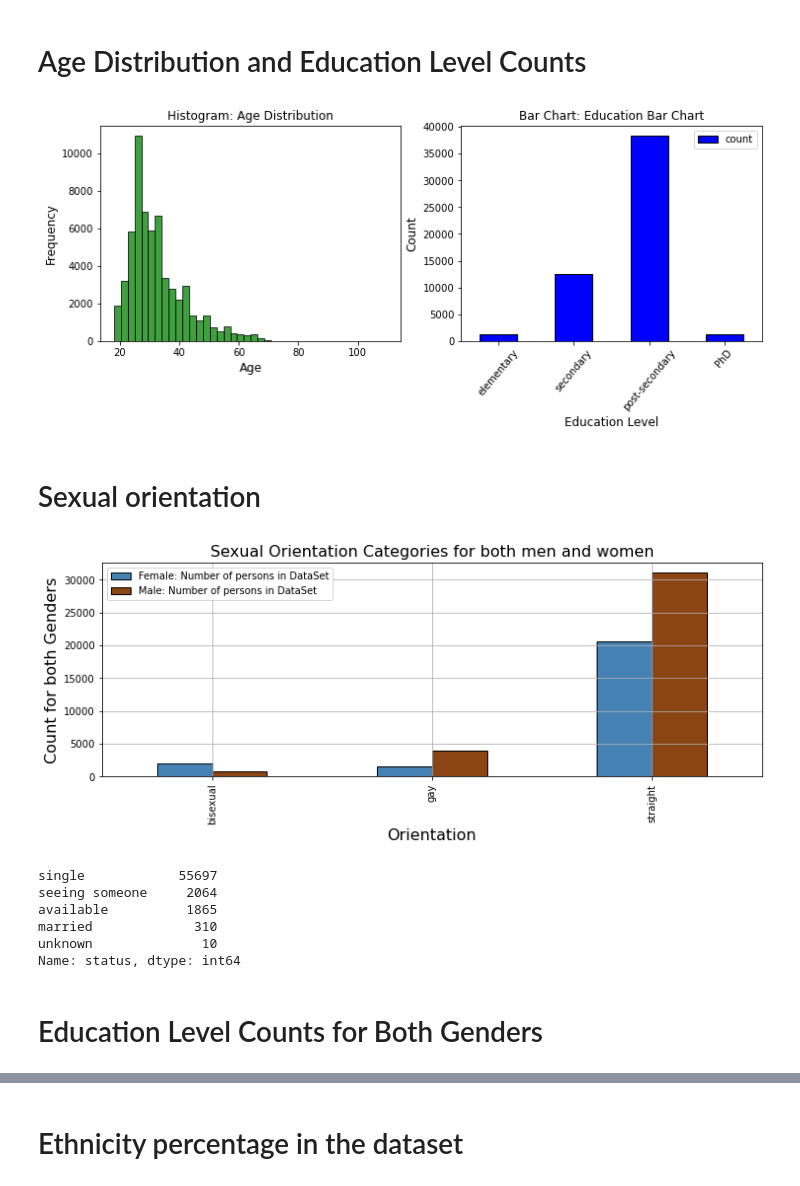
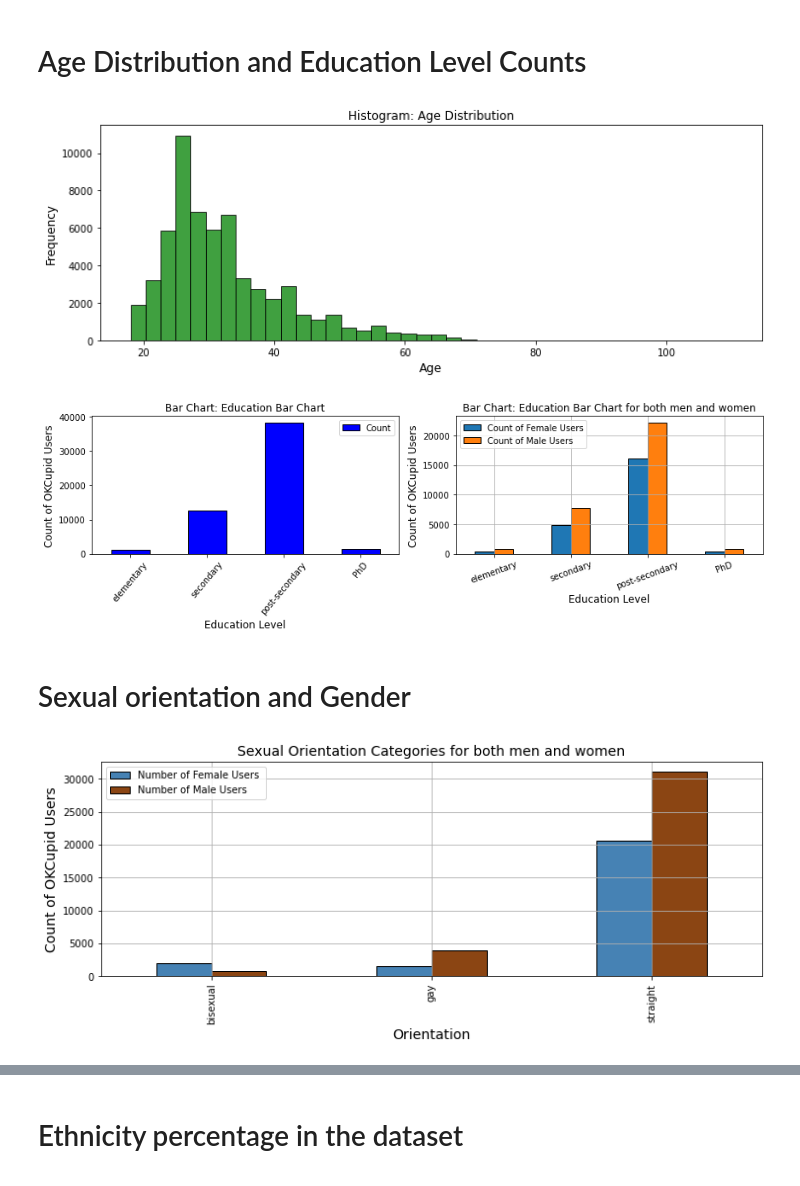
Before and after one commit to pvlasak/Codecademy_Build_ML_Model, a Jupyter notebook: Date_App_OKCupid___Project_ML__.ipynb, the cells around one changed output, grey strips where cells are left out. Drawn from its saved outputs; the diff is of its cells as text; code cells hidden in the pictures.

Commit message:
New graph plots and SVC classifier introduction

```diff
--- a/Date_App_OKCupid___Project_ML__.ipynb
+++ b/Date_App_OKCupid___Project_ML__.ipynb
@@ -4,4 +4,4 @@ import numpy as np
 from matplotlib import pyplot as plt
 from string import punctuation
 # %%
-df = pd.read_csv("profiles.csv")
+df = pd.read_csv("../profiles.csv")
@@ -786,46 +829,52 @@ code_columns(df, cols_to_code, code_dicts)
 # %% [markdown]
 # Age Distribution and Education Level Counts
 # %%
-fig, axes = plt.subplots(1,2, figsize=(12,4))
-(ax1, ax2) = axes
+fig, axes = plt.subplots(1,1, figsize=(12,4))
+(ax1) = axes
 
 education_labels = ['elementary', 'secondary', 'post-secondary', 'PhD']
 
 df['age'].plot.hist(bins = 40, ax=ax1, edgecolor = 'black', color = 'green', alpha = 0.75);
 ax1.set_xlabel('Age', fontsize = 12);
 ax1.set_ylabel('Frequency', fontsize = 12);
 ax1.set_title('Histogram: Age Distribution', fontsize = 12);
 
-df.assign(count = 1).groupby("education_code").count()[["count"]].plot.bar(ax=ax2, edgecolor = 'black',  color = 'blue')
+fig, axes = plt.subplots(1,2, figsize=(12,4))
+(ax1, ax2) = axes
+
+df.assign(count = 1).groupby("education_code").count()[["count"]].plot.bar(ax=ax1, edgecolor = 'black',  color = 'blue')
+ax1.set_xlabel('Education Level', fontsize = 12);
+ax1.set_ylabel('Count of OKCupid Users', fontsize = 12);
+ax1.set_title('Bar Chart: Education Bar Chart', fontsize = 12);
+legend_label_education = ['Count']
+ax1.legend(labels= legend_label_education)
+ax1.set_xticklabels(education_labels, rotation = 50);
+
+df.assign(count = 1).groupby(["education_code", "sex"]).count()[["count"]].unstack(1).plot.bar(ax = ax2, edgecolor = 'black')
 ax2.set_xlabel('Education Level', fontsize = 12);
-ax2.set_ylabel('Count', fontsize = 12);
-ax2.set_title('Bar Chart: Education Bar Chart', fontsize = 12);
-ax2.set_xticklabels(education_labels, rotation = 50);
+ax2.set_ylabel('Count of OKCupid Users', fontsize = 12);
+ax2.set_title('Bar Chart: Education Bar Chart for both men and women', fontsize = 12);
+ax2.set_xticklabels(education_labels, rotation = 20);
+legend_label_education_grouped = ['Count of Female Users', 'Count of Male Users']
+ax2.legend(labels= legend_label_education_grouped)
+ax2.grid();
+
+plt.tight_layout();
 # %% [output]
-[figure, old version]
+[figure, new version]
+[figure, added]
 # %% [markdown]
-# Sexual orientation
+# Sexual orientation and Gender
 # %%
 fig, axes = plt.subplots(1,1, figsize=(12,4))
 (ax1) = axes
-legend_labels = ['Female: Number of persons in DataSet', 'Male: Number of persons in DataSet']
+legend_labels = ['Number of Female Users ', 'Number of Male Users']
 bar_color = ['steelblue', 'saddlebrown']
 df.assign(count = 1).groupby(["orientation", "sex"]).count()[["count"]].unstack(1).plot.bar(ax = ax1, color = bar_color, edgecolor = 'black')
-ax1.set_xlabel('Orientation', fontsize = 16);
-ax1.set_ylabel('Count for both Genders', fontsize = 16);
-ax1.set_title('Sexual Orientation Categories for both men and women', fontsize = 16);
+ax1.set_xlabel('Orientation', fontsize = 14);
+ax1.set_ylabel('Count of OKCupid Users', fontsize = 14);
+ax1.set_title('Sexual Orientation Categories for both men and women', fontsize = 14);
 ax1.legend(labels = legend_labels)
 ax1.grid();
 # %% [output]
-[figure, old version]
+[figure, new version]
-# %%
-df.status.value_counts()
-# %% [output]
-single            55697
-seeing someone     2064
-available          1865
-married             310
-unknown              10
-Name: status, dtype: int64
-# %% [markdown]
-# Education Level Counts for Both Genders
```
Also changed, not shown: parts of 95 cells of this notebook.
